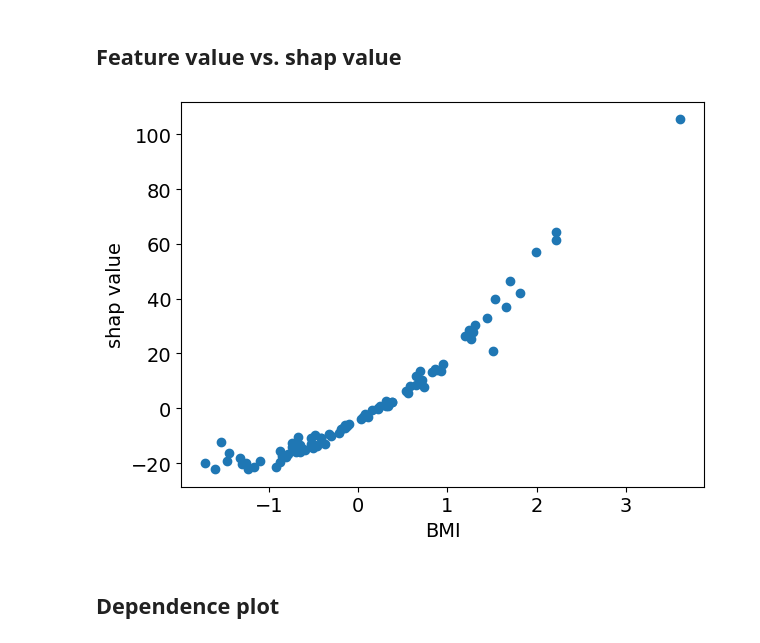
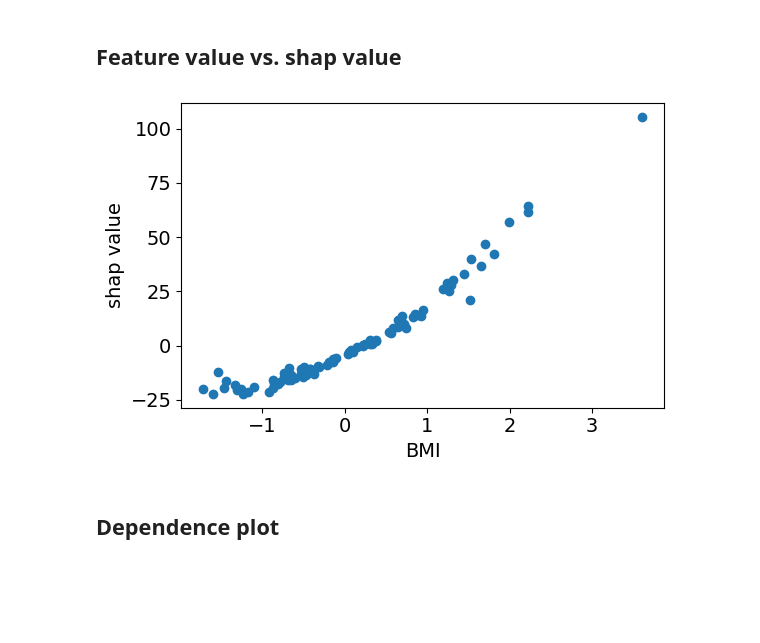
Before and after one commit to azsom/Interpretable_ML_ODSC, a Jupyter notebook: interpretability_in_ML.ipynb, the cells around one changed output. Cells and saved outputs as stored; diff of their text form; code cells hidden in the pictures; blank space fills up the shorter version.

```diff
--- a/interpretability_in_ML.ipynb
+++ b/interpretability_in_ML.ipynb
@@ -214,7 +214,7 @@ print(coefs_prep)
 # %%
 import matplotlib.pyplot as plt
 import numpy as np
-plt.rcParams.update({'font.size': 14})
+plt.rcParams.update({'font.size': 10})
 
 def plot_coefs(coefs,title,color,feature_names):
     feature_names = np.array(feature_names)
@@ -225,7 +225,7 @@ def plot_coefs(coefs,title,color,feature_names):
     plt.title(title,color=color)
     return
 
-
+plt.figure(figsize=(6,4))
 plt.subplot(1,3,1)
 plot_coefs(coefs_no_prep,'no prep','r', ord_ftrs + num_ftrs)
 plt.annotate('BAD',xy=(10,10),xycoords = 'axes points',color='r')
@@ -427,14 +446,16 @@ shap.force_plot(explainer.expected_value, shap_values[index,:], X_test_transform
 # %%
 ftr = 'BMI'
 indx = np.argwhere(ftr_names==ftr)
+
+plt.figure(figsize=(6,4))
 
 plt.scatter(X_test_transformed[:,indx],shap_values[:,indx])
 plt.ylabel('shap value')
 plt.xlabel(ftr)
 plt.tight_layout()
 plt.show()
 # %% [output]
-[figure, old version]
+[figure, new version]
 # %% [markdown]
 ## Dependence plot
 # %%
```
Also changed, not shown: parts of 6 cells of this notebook, 1 other file.
